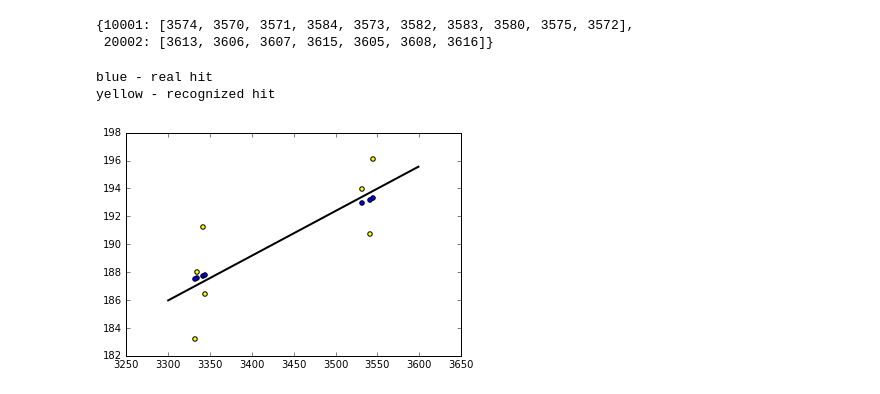
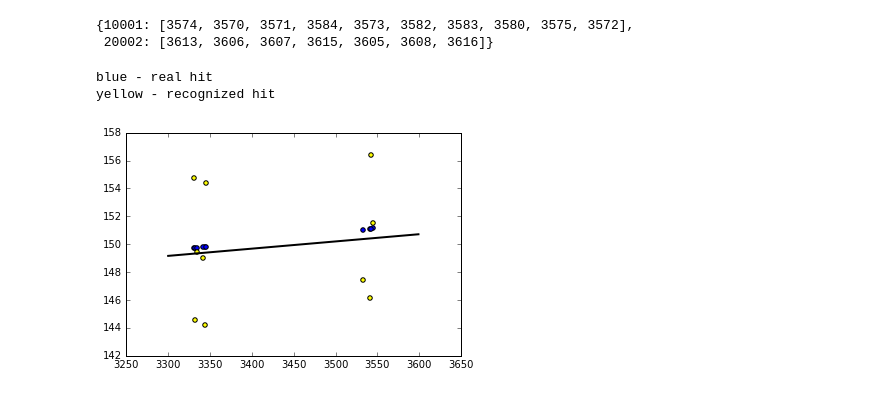
Before and after one commit to yandexdataschool/ship_tracks_recognition, a Jupyter notebook: U,V_recognition.ipynb, the cells around one changed output. Saved outputs shown, nothing was run; the diff lists cells and outputs as text; code cells hidden in the pictures.

```diff
--- a/U,V_recognition.ipynb
+++ b/U,V_recognition.ipynb
@@ -209,8 +194,8 @@ new_linking_table
 {10001: [3574, 3570, 3571, 3584, 3573, 3582, 3583, 3580, 3575, 3572],
  20002: [3613, 3606, 3607, 3615, 3605, 3608, 3616]}
 # %%
-show(20002, 1, Xs)
+show(10001, 1, Xs)
 # %% [output]
 blue - real hit
 yellow - recognized hit
-[figure, old version]
+[figure, new version]
```
Also changed, not shown: parts of 7 cells of this notebook, 3 other files.
